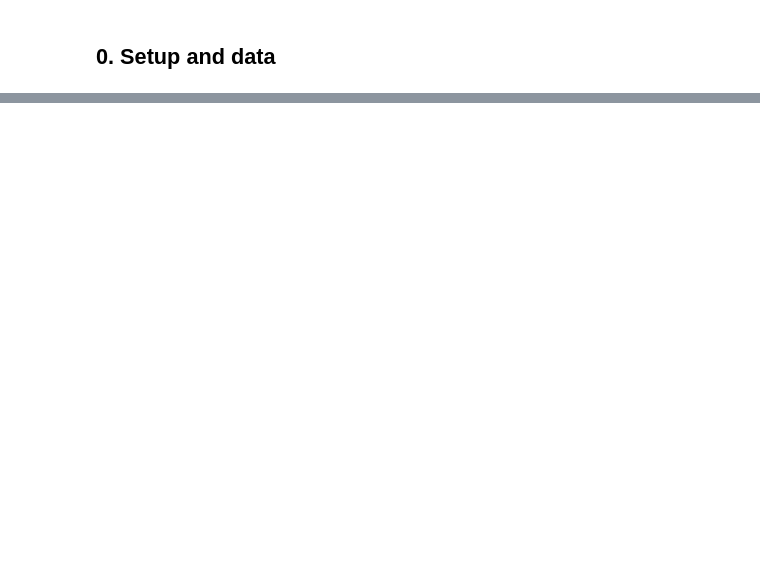
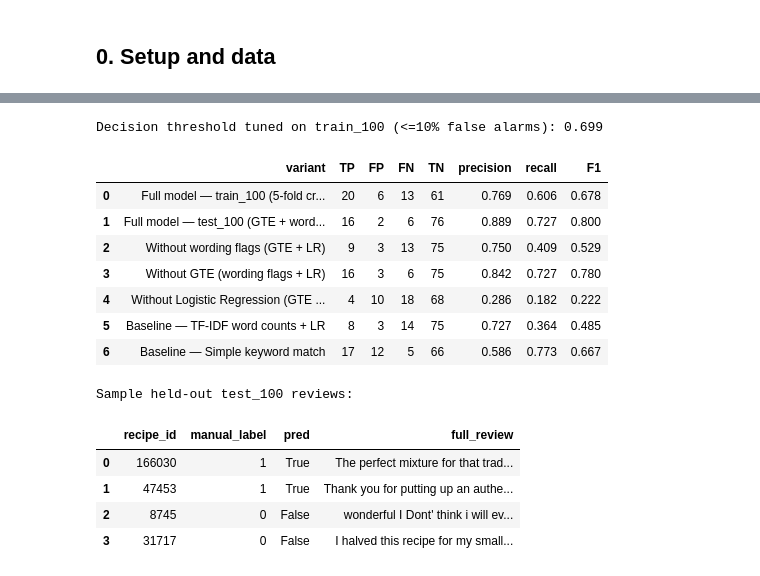
Before and after one commit to EstebanPerez99/cuisine-networks, a Jupyter notebook: notebooks/04_authenticity_review_analysis.ipynb, the cells around one changed output, grey strips where cells are left out. Drawn from its saved outputs; the diff is of its cells as text; code cells hidden in the pictures; blank space fills up the shorter version.

```diff
--- a/notebooks/04_authenticity_review_analysis.ipynb
+++ b/notebooks/04_authenticity_review_analysis.ipynb
@@ -674,0 +132,69 @@ Two real positive endorsements that share almost no surface words (why bag-of-wo
+# %%
+train_df = pd.read_csv(SHARE_DIR / "train_100.csv")[["recipe_id", "review_id", "full_review", "manual_label"]].copy()
+test_df = pd.read_csv(SHARE_DIR / "test_100.csv")[["recipe_id", "review_id", "full_review", "manual_label"]].copy()
+
+X_train = np.column_stack([embed_gte(train_df["full_review"], GTE_DIR) @ anchor_vectors.T, kwic_flags(train_df["full_review"])])
+X_test = np.column_stack([embed_gte(test_df["full_review"], GTE_DIR) @ anchor_vectors.T, kwic_flags(test_df["full_review"])])
+y_train = train_df["manual_label"].to_numpy(dtype=bool)
+y_test = test_df["manual_label"].to_numpy(dtype=bool)
+
+# Full model
+scaler, clf, cutoff, oof_scores = fit_cv_classifier(X_train, y_train, weights=FEATURE_WEIGHTS)
+test_scores = clf.decision_function(scaler.transform(X_test) * FEATURE_WEIGHTS)
+test_pred = test_scores >= cutoff
+
+# Baselines & ablations on the exact same train_100 -> test_100 split
+sc_kwic, clf_kwic, cut_kwic, _ = fit_cv_classifier(X_train[:, 6:], y_train)
+pred_kwic = clf_kwic.decision_function(sc_kwic.transform(X_test[:, 6:])) >= cut_kwic
+
+sc_gte, clf_gte, cut_gte, _ = fit_cv_classifier(X_train[:, :6], y_train)
+pred_gte = clf_gte.decision_function(sc_gte.transform(X_test[:, :6])) >= cut_gte
+
+pos_cols = [0, 1, 2, 3, 5]
+zs_tr = X_train[:, pos_cols].mean(axis=1) - X_train[:, 4]
+zs_te = X_test[:, pos_cols].mean(axis=1) - X_test[:, 4]
+pred_zs = zs_te >= choose_cutoff(y_train, zs_tr)
+
+tfidf = TfidfVectorizer(ngram_range=(1, 2), min_df=2, stop_words="english")
+clf_tfidf = LogisticRegression(class_weight="balanced", max_iter=2000).fit(tfidf.fit_transform(train_df["full_review"]), y_train)
+pred_tfidf = clf_tfidf.predict(tfidf.transform(test_df["full_review"]))
+
+pred_dict = test_df["full_review"].str.contains(r"\b(?:authentic\w*|traditional\w*|genuine)\b", case=False, regex=True).to_numpy()
+
+print(f"Decision threshold tuned on train_100 (<=10% false alarms): {cutoff:.3f}")
+eval_table = pd.DataFrame([
+    summarize_predictions("Full model — train_100 (5-fold cross-validation)", y_train, oof_scores >= cutoff),
+    summarize_predictions("Full model — test_100 (GTE + wording flags + LR)", y_test, test_pred),
+    summarize_predictions("Without wording flags (GTE + LR)", y_test, pred_gte),
+    summarize_predictions("Without GTE (wording flags + LR)", y_test, pred_kwic),
+    summarize_predictions("Without Logistic Regression (GTE only)", y_test, pred_zs),
+    summarize_predictions("Baseline — TF-IDF word counts + LR", y_test, pred_tfidf),
+    summarize_predictions("Baseline — Simple keyword match", y_test, pred_dict),
+])
+display(eval_table)
+
+# Compact illustrative examples from test_100
+test_df["pred"] = test_pred
+examples = pd.concat([
+    test_df[test_df["manual_label"] & test_df["pred"]].head(2),
+    test_df[~test_df["manual_label"] & ~test_df["pred"]].head(2),
+])[["recipe_id", "manual_label", "pred", "full_review"]].copy()
+examples["full_review"] = examples["full_review"].map(lambda s: " ".join(html.unescape(s).split())[:150] + "...")
+print("\nSample held-out test_100 reviews:")
+display(examples)
+# %% [output]
+Decision threshold tuned on train_100 (<=10% false alarms): 0.699
+|  | variant | TP | FP | FN | TN | precision | recall | F1 |
+| 0 | Full model — train_100 (5-fold cr... | 20 | 6 | 13 | 61 | 0.769 | 0.606 | 0.678 |
+| 1 | Full model — test_100 (GTE + word... | 16 | 2 | 6 | 76 | 0.889 | 0.727 | 0.800 |
+| 2 | Without wording flags (GTE + LR) | 9 | 3 | 13 | 75 | 0.750 | 0.409 | 0.529 |
+| 3 | Without GTE (wording flags + LR) | 16 | 3 | 6 | 75 | 0.842 | 0.727 | 0.780 |
+| 4 | Without Logistic Regression (GTE ... | 4 | 10 | 18 | 68 | 0.286 | 0.182 | 0.222 |
+| 5 | Baseline — TF-IDF word counts + LR | 8 | 3 | 14 | 75 | 0.727 | 0.364 | 0.485 |
+| 6 | Baseline — Simple keyword match | 17 | 12 | 5 | 66 | 0.586 | 0.773 | 0.667 |
+Sample held-out test_100 reviews:
+|  | recipe_id | manual_label | pred | full_review |
+| 0 | 166030 | 1 | True | The perfect mixture for that trad... |
+| 1 | 47453 | 1 | True | Thank you for putting up an authe... |
+| 2 | 8745 | 0 | False | wonderful I Dont' think i will ev... |
+| 3 | 31717 | 0 | False | I halved this recipe for my small... |
```
Also changed, not shown: parts of 37 cells of this notebook, 3 other files.
